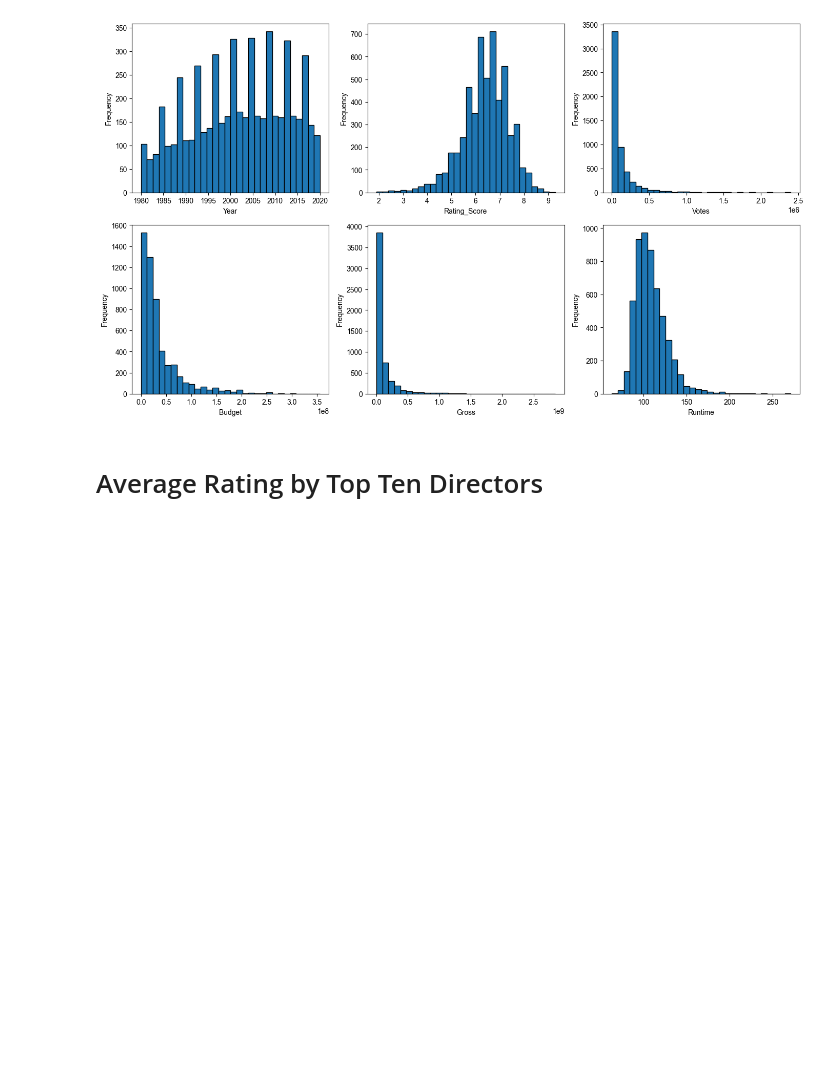
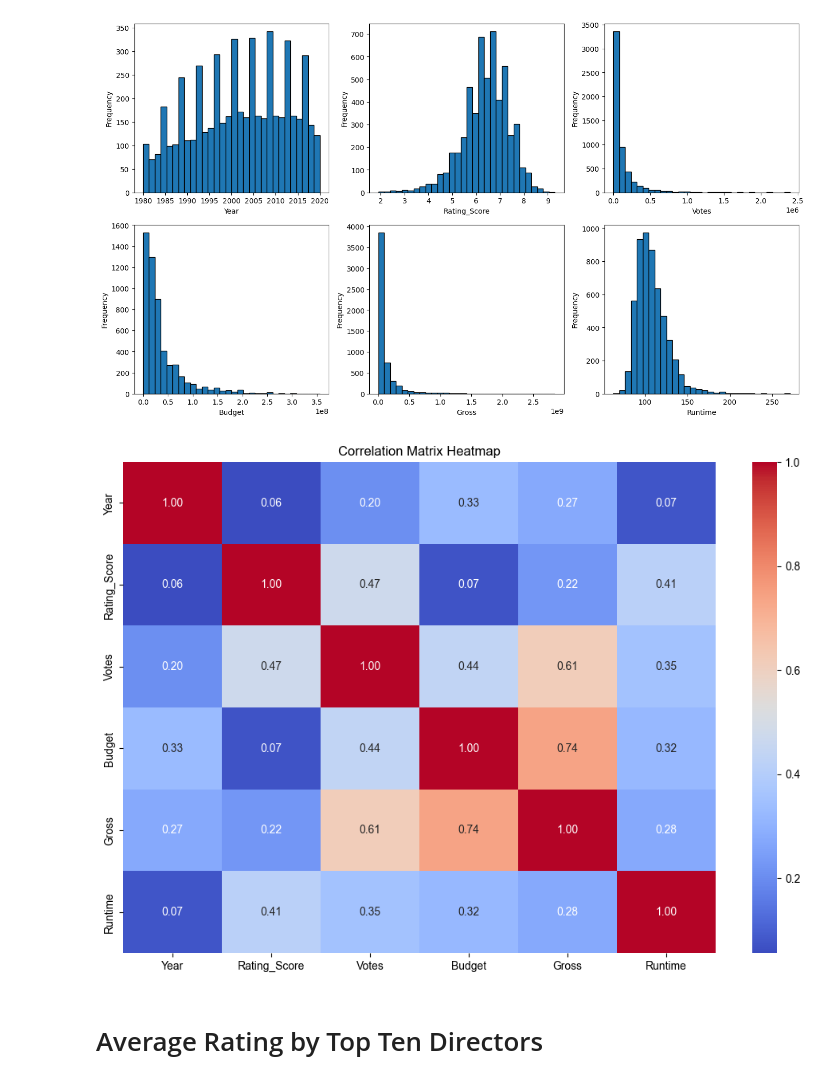
Before and after one commit to AnyasorG/project1_group4, a Jupyter notebook: movie_actor_director_analysis.ipynb, the cells around one changed output. Drawn from its saved outputs; the diff is of its cells as text; code cells hidden in the pictures; blank space fills up the shorter version.

```diff
--- a/actor_director_analysis/movie_actor_director_analysis.ipynb
+++ b/movie_actor_director_analysis.ipynb
@@ -79,6 +79,22 @@ plt.tight_layout()
 plt.show()
 # %% [output]
 [figure]
+# %%
+# Drop non-numeric columns before calculating the correlation matrix
+numeric_columns = movies_cleaned.select_dtypes(include=['float64', 'int64']).columns
+movies_numeric = movies_cleaned[numeric_columns]
+
+# Heatmap for Correlation Matrix
+correlation_matrix = movies_numeric.corr()
+plt.figure(figsize=(12, 8))
+sns.heatmap(correlation_matrix, annot=True, cmap='coolwarm', fmt=".2f")
+plt.title('Correlation Matrix Heatmap')
+
+plt.savefig('Correlation Matrix Heatmap.png', bbox_inches="tight")
+
+plt.show()
+# %% [output]
+[figure, added]
 # %% [markdown]
 # Average Rating by Top Ten Directors
 # %%
```
Also changed, not shown: 2 other files.
